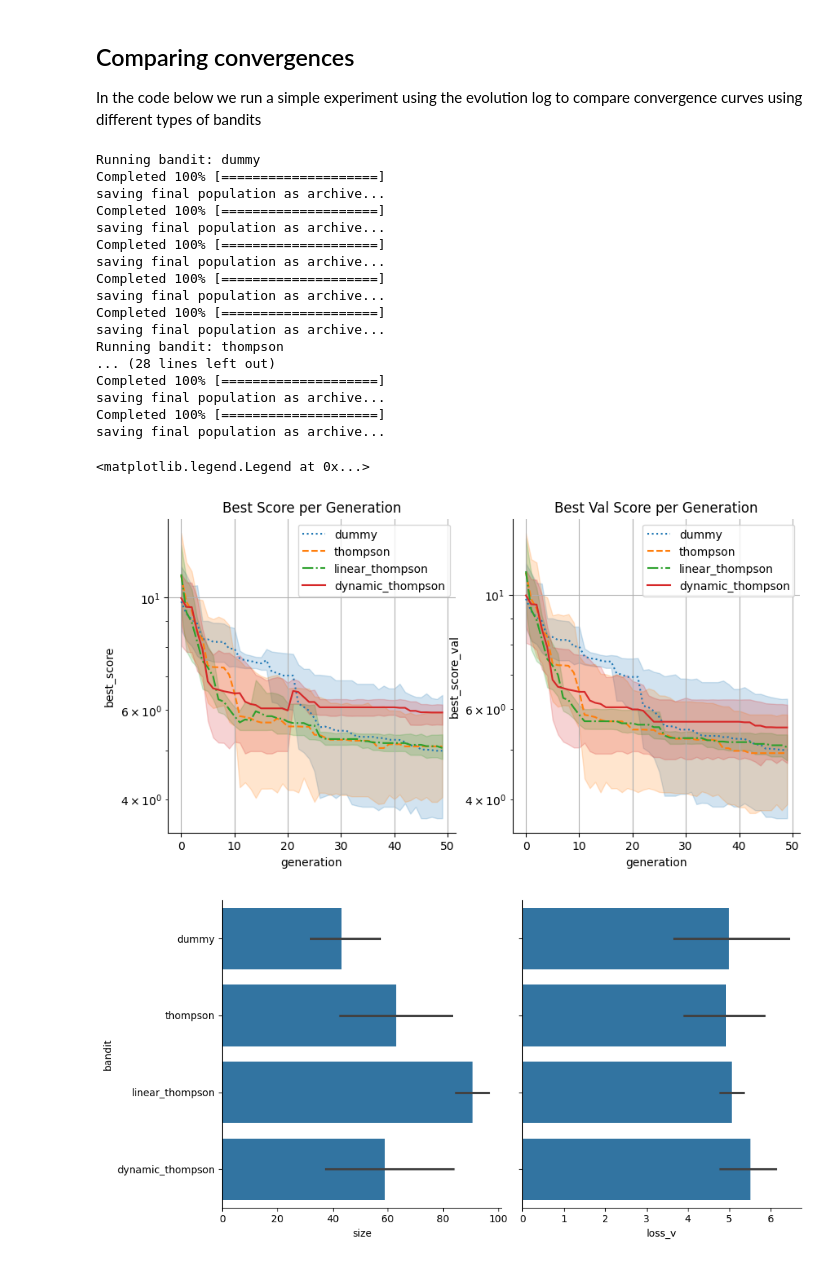
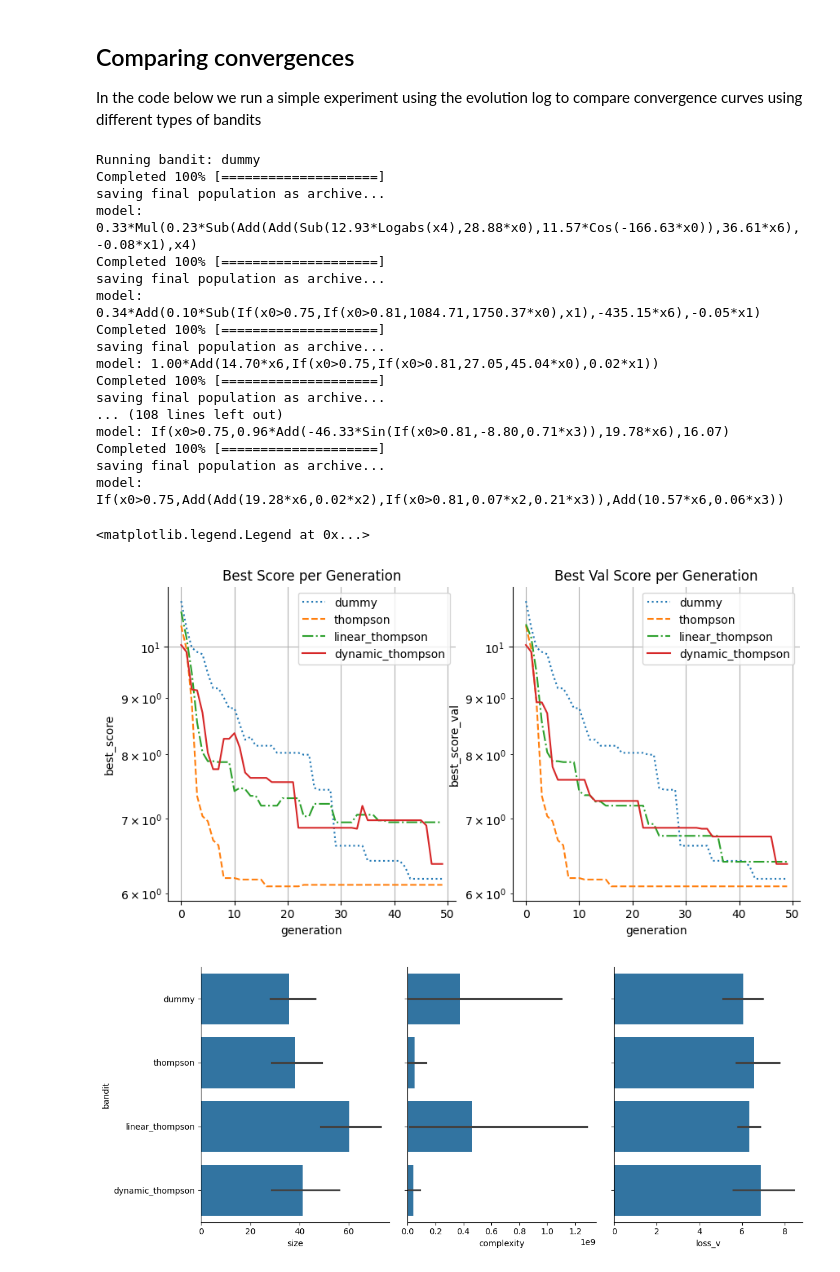
Before and after one commit to cavalab/brush, a Jupyter notebook: docs/guide/bandits.ipynb, the cells around one changed output. Saved outputs shown, nothing was run; the diff lists cells and outputs as text; code cells hidden in the pictures.

```diff
--- a/docs/guide/bandits.ipynb
+++ b/docs/guide/bandits.ipynb
@@ -174,47 +174,59 @@ results = {b:[] for b in bandits}
 with tempfile.TemporaryDirectory() as tmpdirname:
     for bandit in bandits:
         print(f"Running bandit: {bandit}")
-        for run in range(5):
+        for run in range(10):
             logfile = f"{tmpdirname}/log_bandit={bandit}_run={run}.csv"
 
             est = BrushRegressor(
-                functions=['SplitOn','Add','Exp','Sub', 'SplitBest',
-                        'Mul','Sin','Cos','Exp','Logabs'],
+                functions=['SplitOn', 'Add', 'Exp', 'Sub', 'SplitBest',
+                           'Mul', 'Sin', 'Cos', 'Exp', 'Logabs'],
                 max_gens=50,
                 pop_size=100,
                 max_stall=50, # avoiding early stopping --- we want to see the full convergence
                 objectives=["scorer", "linear_complexity"],
                 bandit=bandit,
                 weights_init=True,
+                cx_prob = 1/8,
+                mutation_probs = {
+                    "point"             : 1/7,
+                    "insert"            : 1/7,
+                    "delete"            : 1/7,
+                    "subtree"           : 2/7,
+                    "toggle_weight_on"  : 1/7,
+                    "toggle_weight_off" : 1/7 },
                 use_arch=False,
                 logfile=logfile,
                 verbosity=1
             ).fit(X,y)
+
+            print('model:', est.best_estimator_.get_model())
 
             results[bandit] .append({'run'       : run,
                                     'model'      : est.best_estimator_.get_model(),
                                     'size'       : est.best_estimator_.fitness.size,
                                     'loss_v'     : est.best_estimator_.fitness.loss_v,
                                     'complexity' : est.best_estimator_.fitness.complexity,
-                                    'log'        : pd.read_csv(logfile) }) # loading logfile and saving it
+                                    # 'linear_complexity' : est.best_estimator_.fitness.linear_complexity,
+                                    'log'        : pd.read_csv(logfile) # loading logfile and keeping it
+                                    })
 # %% [output]
 Running bandit: dummy
 Completed 100% [====================]
 saving final population as archive...
+model: 0.33*Mul(0.23*Sub(Add(Add(Sub(12.93*Logabs(x4),28.88*x0),11.57*Cos(-166.63*x0)),36.61*x6),-0.08*x1),x4)
 Completed 100% [====================]
 saving final population as archive...
+model: 0.34*Add(0.10*Sub(If(x0>0.75,If(x0>0.81,1084.71,1750.37*x0),x1),-435.15*x6),-0.05*x1)
 Completed 100% [====================]
 saving final population as archive...
+model: 1.00*Add(14.70*x6,If(x0>0.75,If(x0>0.81,27.05,45.04*x0),0.02*x1))
 Completed 100% [====================]
 saving final population as archive...
+... (108 lines left out)
+model: If(x0>0.75,0.96*Add(-46.33*Sin(If(x0>0.81,-8.80,0.71*x3)),19.78*x6),16.07)
 Completed 100% [====================]
 saving final population as archive...
-Running bandit: thompson
-... (28 lines left out)
-Completed 100% [====================]
-saving final population as archive...
-Completed 100% [====================]
-saving final population as archive...
+model: If(x0>0.75,Add(Add(19.28*x6,0.02*x2),If(x0>0.81,0.07*x2,0.21*x3)),Add(10.57*x6,0.06*x3))
 # %%
 import seaborn as sns
 import matplotlib.pyplot as plt
@@ -229,7 +241,7 @@ linecycler = cycle(lines)
 for i, col in enumerate(['best_score', 'best_score_val']):
     for bandit in bandits:
         bandit_df = pd.concat([experiment['log'] for experiment in results[bandit]], axis=0)
-        sns.lineplot(bandit_df, x='generation', y=col, ls=next(linecycler), label=bandit, ax=axs[i], estimator=np.mean)
+        sns.lineplot(bandit_df, x='generation', y=col, ls=next(linecycler), label=bandit, ax=axs[i], estimator=np.median, errorbar=None)
     sns.despine()
     axs[i].grid()
     axs[i].set_yscale('log')
@@ -239,29 +251,28 @@ axs[1].set_title('Best Val Score per Generation')
 plt.legend()
 # %% [output]
 <matplotlib.legend.Legend at 0x...>
-[figure, old version]
+[figure, new version]
 # %%
 frames = []
 for bandit in bandits:
     for experiment in results[bandit]:
         frames.append({
             'bandit'        : bandit,
             'run'           : experiment['run'],
             'model'         : experiment['model'],
             'size'          : experiment['size'],
             'loss_v'        : experiment['loss_v'],
             'complexity'    : experiment['complexity']
         })
 
 df = pd.DataFrame(frames)
 
+fig, axs = plt.subplots(1, 3, figsize=(12, 5), sharey=True)
 
-fig, axs = plt.subplots(1, 2, figsize=(10, 5), sharey=True)
-
-for i, col in enumerate(['size', 'loss_v']):
+for i, col in enumerate(['size', 'complexity', 'loss_v']):
     sns.barplot(df, y='bandit', x=col, ax=axs[i])
     sns.despine()
 
 plt.tight_layout()
 # %% [output]
-[figure, old version]
+[figure, new version]
```
Also changed, not shown: parts of 5 cells of this notebook, 2 other files.
